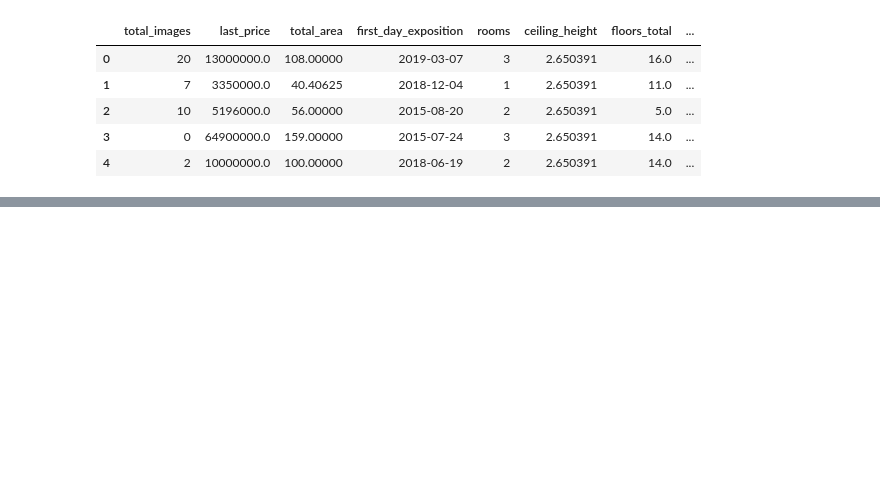
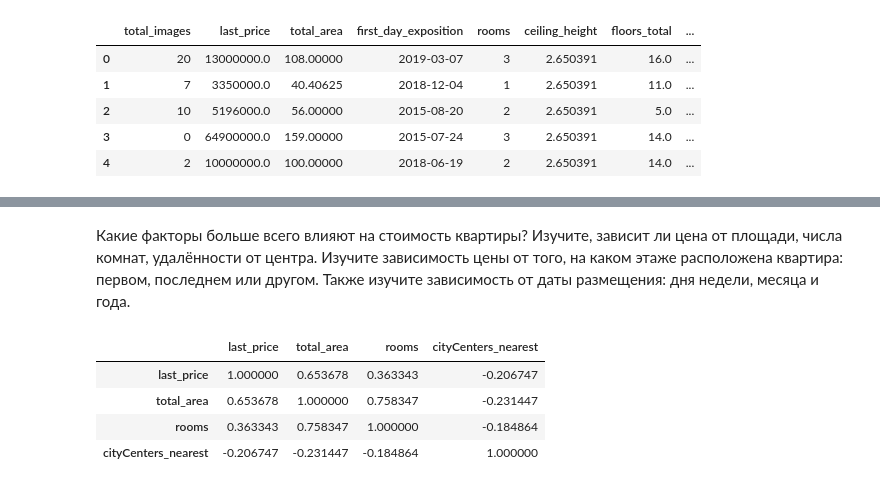
Before and after one commit to versus666jzx/practicum_ds, a Jupyter notebook: market_value_of_real_estate_research/notebooks/market_price.ipynb, the cells around one changed output, grey strips where cells are left out. Cells and saved outputs as stored; diff of their text form; code cells hidden in the pictures; blank space fills up the shorter version.

```diff
--- a/market_value_of_real_estate_research/notebooks/market_price.ipynb
+++ b/market_value_of_real_estate_research/notebooks/market_price.ipynb
@@ -453,0 +502,11 @@ Name: days_exposition, dtype: float16
+# %% [markdown]
+Какие факторы больше всего влияют на стоимость квартиры? Изучите, зависит ли цена от площади, числа комнат, удалённости от центра. Изучите зависимость цены от того, на каком этаже расположена квартира: первом, последнем или другом. Также изучите зависимость от даты размещения: дня недели, месяца и года.
+# %%
+# посмотрим, зависит ли цена от площади, числа комнат, удалённости от центра
+data[['last_price', 'total_area', 'rooms', 'cityCenters_nearest']].corr()
+# %% [output]
+|  | last_price | total_area | rooms | cityCenters_nearest |
+| last_price | 1.000000 | 0.653678 | 0.363343 | -0.206747 |
+| total_area | 0.653678 | 1.000000 | 0.758347 | -0.231447 |
+| rooms | 0.363343 | 0.758347 | 1.000000 | -0.184864 |
+| cityCenters_nearest | -0.206747 | -0.231447 | -0.184864 | 1.000000 |
```
Also changed, not shown: parts of 11 cells of this notebook.
